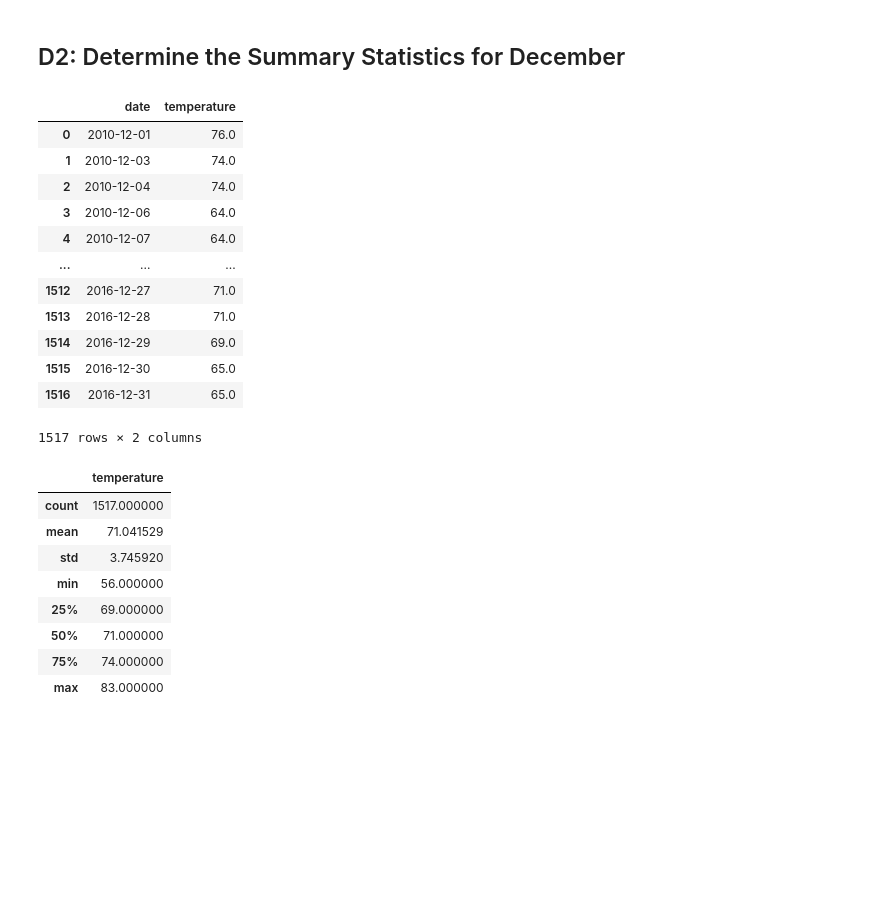
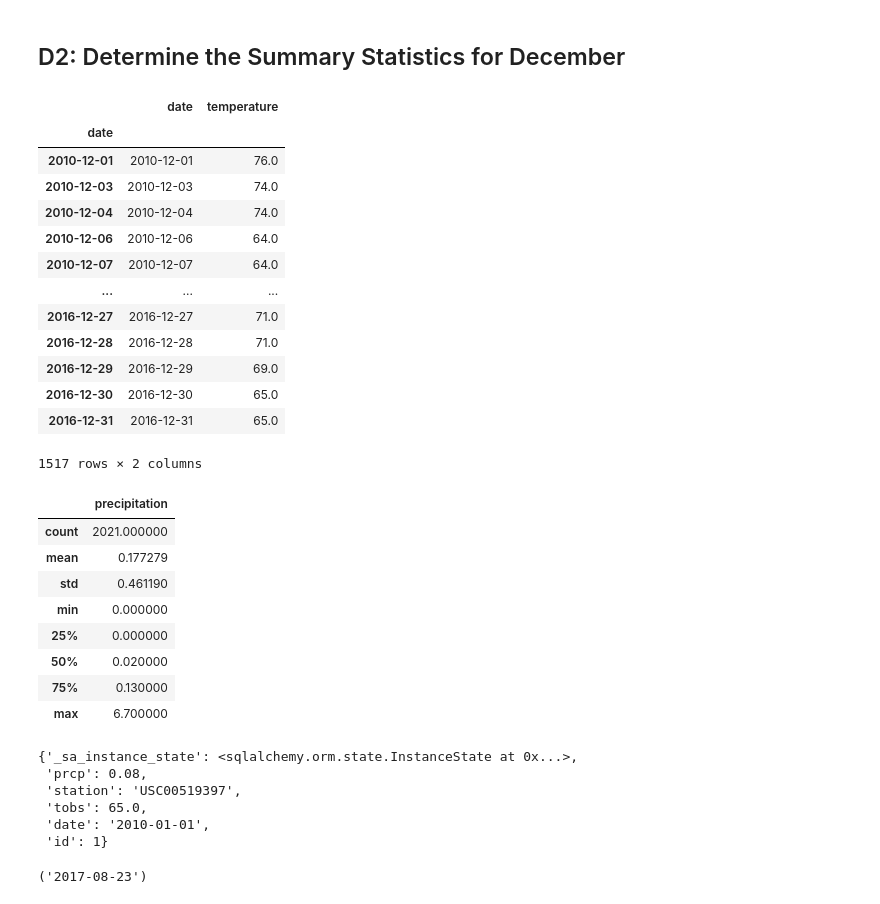
Before and after one commit to achoav/surfs_up, a Jupyter notebook: SurfsUp_Challenge.ipynb, the cells around one changed output. Saved outputs shown, nothing was run; the diff lists cells and outputs as text; code cells hidden in the pictures; blank space fills up the shorter version.

```diff
--- a/SurfsUp_Challenge.ipynb
+++ b/SurfsUp_Challenge.ipynb
@@ -120,33 +125,52 @@ results_dec = session.query(Measurement.date, Measurement.tobs).filter(extract('
 # %%
 # 7. Convert the December temperatures to a list.
 # 8. Create a DataFrame from the list of temperatures for the month of December.
-df_dec = pd.DataFrame(results_dec, columns=['date','temperature'])
+df = pd.DataFrame(results_dec, columns=['date','temperature'])
 df.set_index(df['date'], inplace=True)
-df_dec
+df
 # %% [output]
 |  | date | temperature |
-| 0 | 2010-12-01 | 76.0 |
-| 1 | 2010-12-03 | 74.0 |
-| 2 | 2010-12-04 | 74.0 |
-| 3 | 2010-12-06 | 64.0 |
-| 4 | 2010-12-07 | 64.0 |
+| date |  |  |
+| 2010-12-01 | 2010-12-01 | 76.0 |
+| 2010-12-03 | 2010-12-03 | 74.0 |
+| 2010-12-04 | 2010-12-04 | 74.0 |
+| 2010-12-06 | 2010-12-06 | 64.0 |
+| 2010-12-07 | 2010-12-07 | 64.0 |
 | ... | ... | ... |
-| 1512 | 2016-12-27 | 71.0 |
-| 1513 | 2016-12-28 | 71.0 |
-| 1514 | 2016-12-29 | 69.0 |
-| 1515 | 2016-12-30 | 65.0 |
-| 1516 | 2016-12-31 | 65.0 |
+| 2016-12-27 | 2016-12-27 | 71.0 |
+| 2016-12-28 | 2016-12-28 | 71.0 |
+| 2016-12-29 | 2016-12-29 | 69.0 |
+| 2016-12-30 | 2016-12-30 | 65.0 |
+| 2016-12-31 | 2016-12-31 | 65.0 |
 1517 rows × 2 columns
 # %%
 # 9. Calculate and print out the summary statistics for the Decemeber temperature DataFrame.
-df_dec.describe()
+df.describe()
 # %% [output]
-|  | temperature |
-| count | 1517.000000 |
-| mean | 71.041529 |
-| std | 3.745920 |
-| min | 56.000000 |
-| 25% | 69.000000 |
-| 50% | 71.000000 |
-| 75% | 74.000000 |
-| max | 83.000000 |
+|  | precipitation |
+| count | 2021.000000 |
+| mean | 0.177279 |
+| std | 0.461190 |
+| min | 0.000000 |
+| 25% | 0.000000 |
+| 50% | 0.020000 |
+| 75% | 0.130000 |
+| max | 6.700000 |
+# %%
+# Check measurement data and display in dictionary format
+measurement_data = session.query(Measurement).first()
+measurement_data.__dict__
+# %% [output]
+{'_sa_instance_state': <sqlalchemy.orm.state.InstanceState at 0x...>,
+ 'prcp': 0.08,
+ 'station': 'USC00519397',
+ 'tobs': 65.0,
+ 'date': '2010-01-01',
+ 'id': 1}
+# %%
+# Find the most recent date
+from datetime import datetime
+most_recent = session.query(Measurement.date).order_by(Measurement.date.desc()).first()
+most_recent
+# %% [output]
+('2017-08-23')
```
Also changed, not shown: parts of 6 cells of this notebook, 5 other files.
